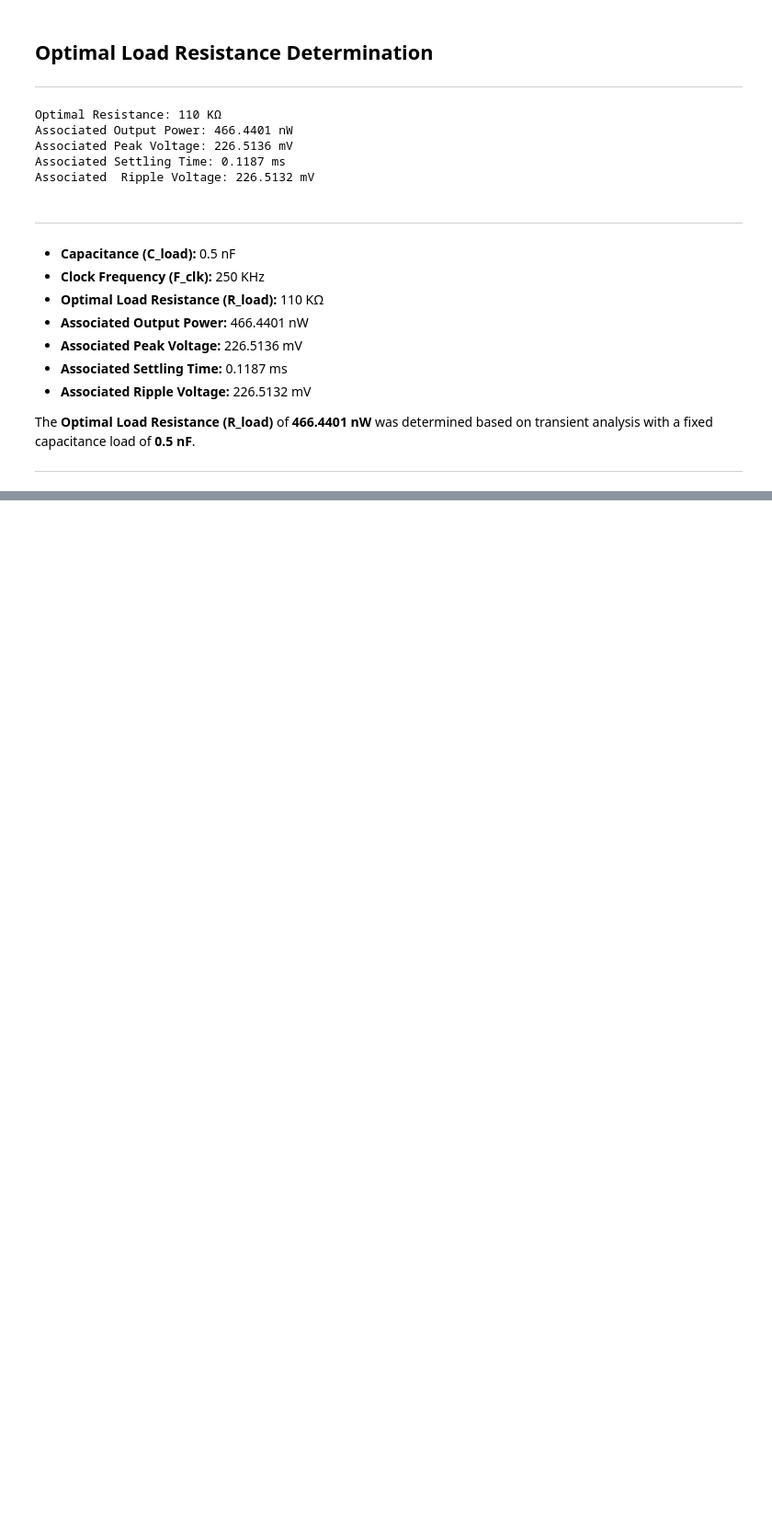
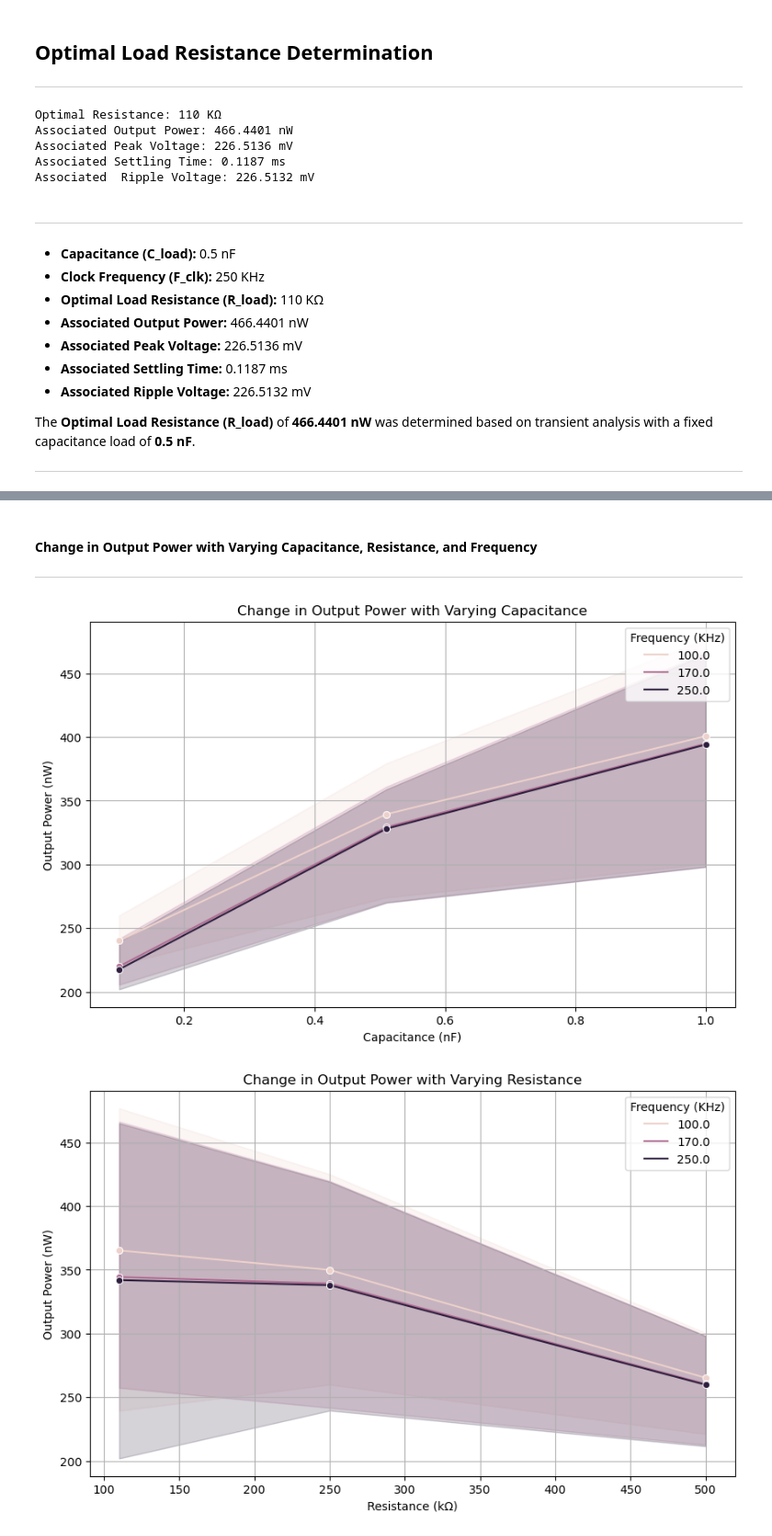
Before and after one commit to imran-nazir0011/minor-project-7th-sem, a Jupyter notebook: transient_analysis.ipynb, the cells around one changed output, grey strips where cells are left out. Shown at 92% size. Drawn from its saved outputs; the diff is of its cells as text; code cells hidden in the pictures; blank space fills up the shorter version.

```diff
--- a/transient_analysis.ipynb
+++ b/transient_analysis.ipynb
@@ -685,0 +696,3 @@ The **Optimal Load Resistance (R_load)** of **466.4401 nW** was determined based
+# %%
+
+df7 = pd.read_csv("results/comprehensive_analysis.csv")
@@ -685,0 +719,36 @@ The **Optimal Load Resistance (R_load)** of **466.4401 nW** was determined based
+# %% [markdown]
+
+
+
+#### Change in Output Power with Varying Capacitance, Resistance, and Frequency
+
+---
+# %%
+
+
+plt.figure(figsize=(10, 6))
+sns.lineplot(data=df7, x='Capacitance (nF)', y='Output Power (nW)', hue='Frequency (KHz)', marker='o')
+plt.xlabel('Capacitance (nF)')
+plt.ylabel('Output Power (nW)')
+plt.title('Change in Output Power with Varying Capacitance')
+plt.grid(True)
+plt.show()
+
+plt.figure(figsize=(10, 6))
+sns.lineplot(data=df7, x='Resistance (kΩ)', y='Output Power (nW)', hue='Frequency (KHz)', marker='o')
+plt.xlabel('Resistance (kΩ)')
+plt.ylabel('Output Power (nW)')
+plt.title('Change in Output Power with Varying Resistance')
+plt.grid(True)
+plt.show()
+
+plt.figure(figsize=(10, 6))
+sns.lineplot(data=df7, x='Frequency (KHz)', y='Output Power (nW)', hue='Capacitance (nF)', marker='o')
+plt.xlabel('Frequency (KHz)')
+plt.ylabel('Output Power (nW)')
+plt.title('Change in Output Power with Varying Frequency')
+plt.grid(True)
+plt.show()
+# %% [output]
+[figure, added]
+[figure, added]
```
Also changed, not shown: parts of 12 cells of this notebook, 2 other files.
